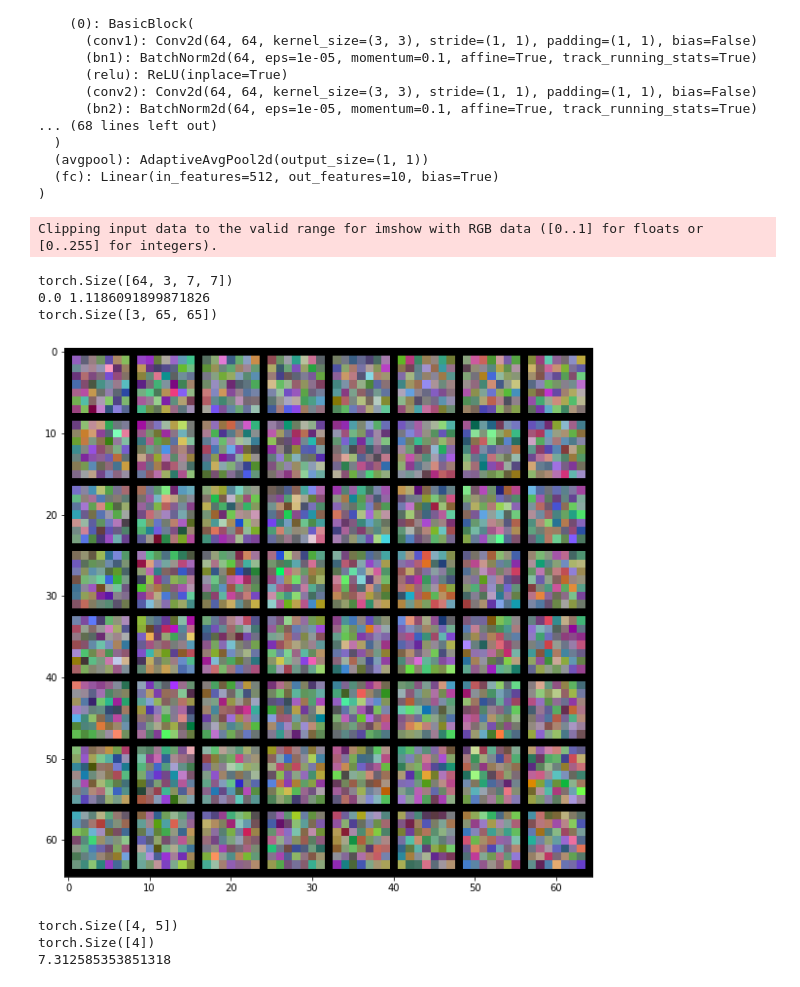
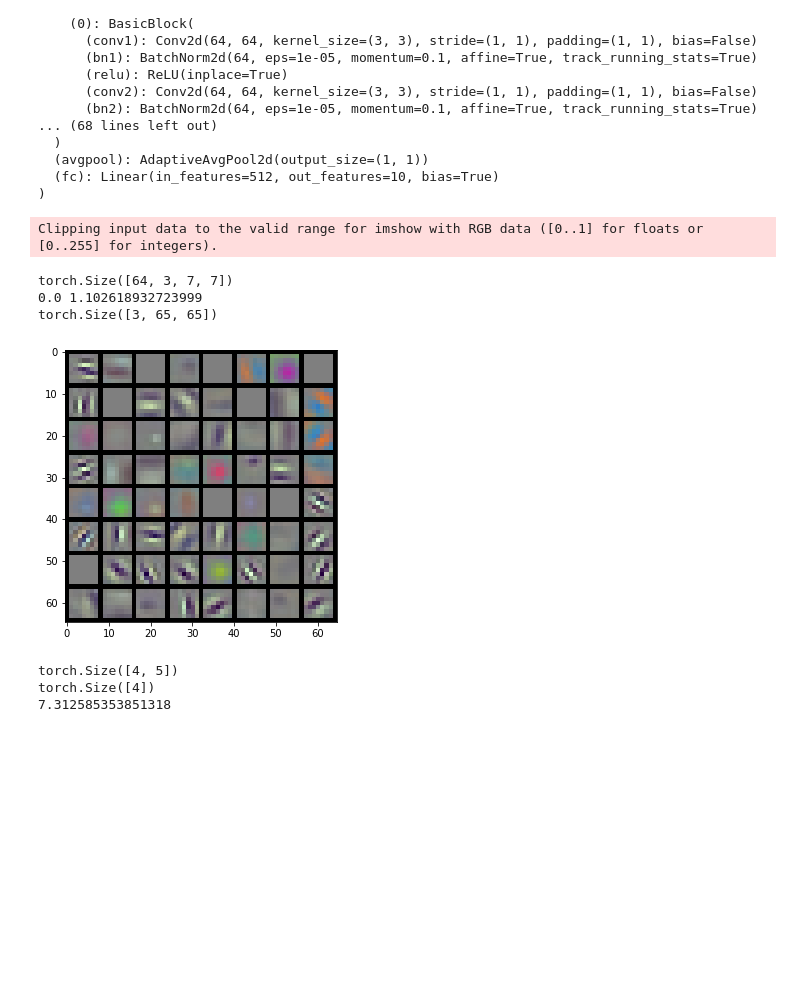
Before and after one commit to vikramkrishnan9885/MyColab, a Jupyter notebook: MultiImageClassification.ipynb, the cells around one changed output. Drawn from its saved outputs; the diff is of its cells as text; code cells hidden in the pictures; blank space fills up the shorter version.

```diff
--- a/MultiImageClassification.ipynb
+++ b/MultiImageClassification.ipynb
@@ -360,30 +360,32 @@ ResNet(
   (fc): Linear(in_features=512, out_features=10, bias=True)
 )
 # %%
-for w in model_resnet18.parameters():
+# get Conv1 weights
+for w in resnet18_pretrained.parameters():
     w=w.data.cpu()
     print(w.shape)
     break
 
-# Then, normalize the weights:
+# normalize to [0,1]
 min_w=torch.min(w)
 w1 = (-1/(2*min_w))*w + 0.5
 print(torch.min(w1).item(),torch.max(w1).item())
 
-# Next, make a grid and display it:
+# make a grid
 grid_size=len(w1)
 x_grid=[w1[i] for i in range(grid_size)]
 x_grid=utils.make_grid(x_grid, nrow=8, padding=1)
 print(x_grid.shape)
 
-plt.figure(figsize=(10,10))
+# call helper function
+plt.figure(figsize=(5,5))
 show(x_grid)
 # %% [output]
 Clipping input data to the valid range for imshow with RGB data ([0..1] for floats or [0..255] for integers).
 torch.Size([64, 3, 7, 7])
-0.0 1.1186091899871826
+0.0 1.102618932723999
 torch.Size([3, 65, 65])
-[figure, old version]
+[figure, new version]
 # %%
 # Define the loss function as the following:
 loss_func = nn.CrossEntropyLoss(reduction="sum")
```
